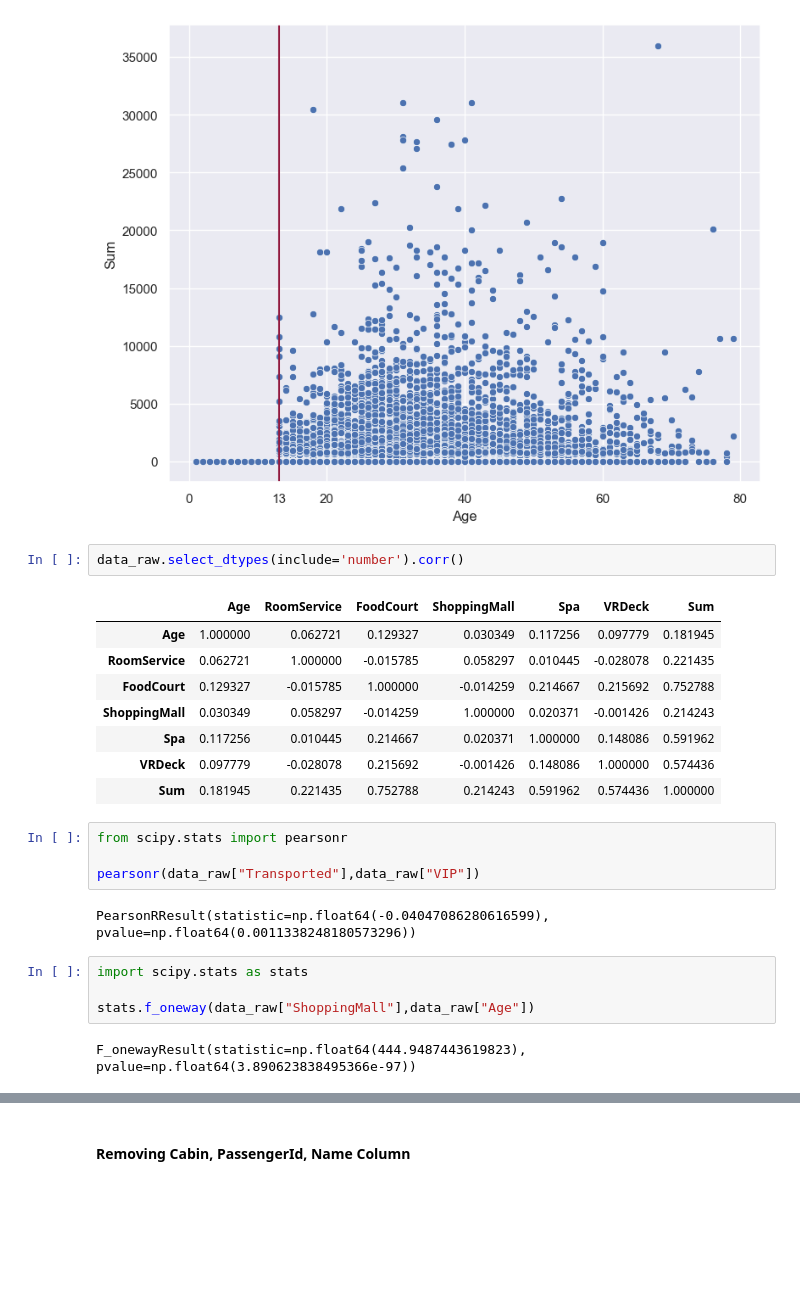
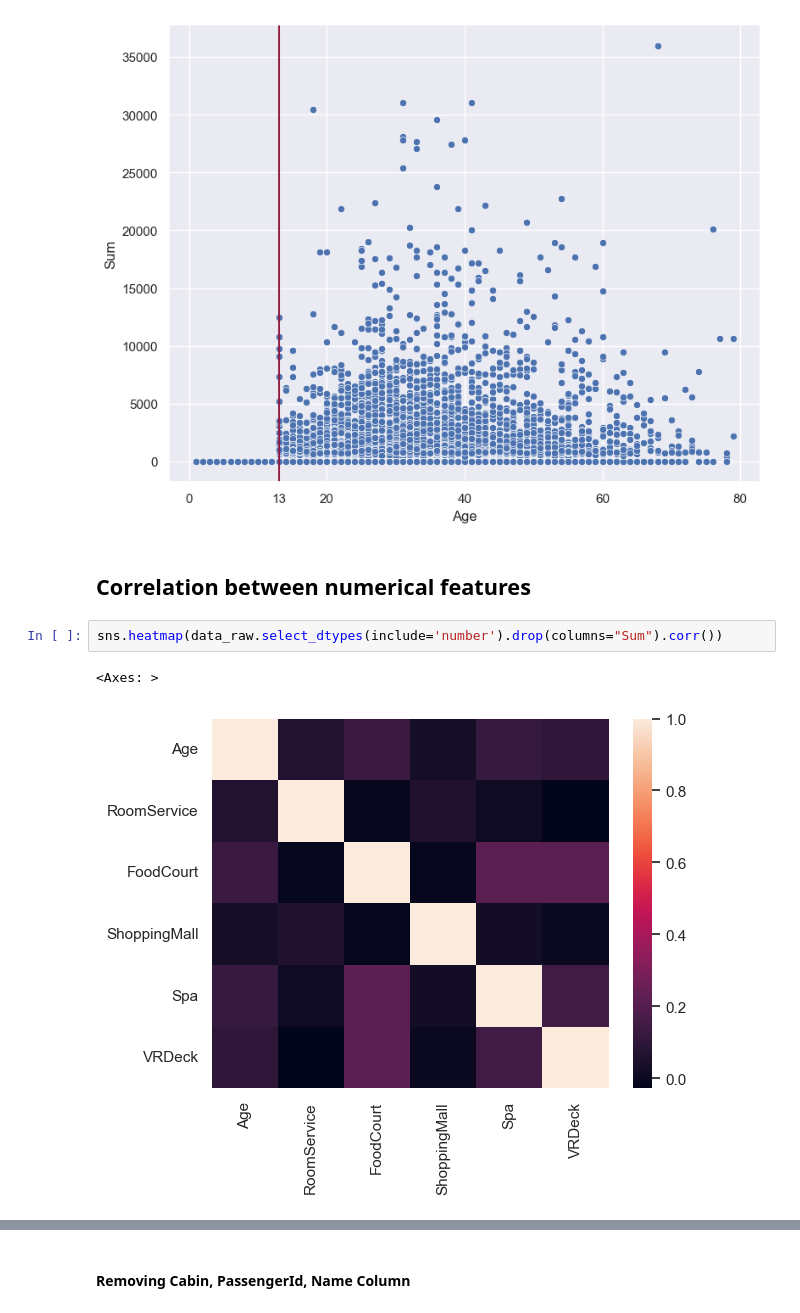
Before and after one commit to bzabk/Recruitment-Task-for-Data-Science-community-2023, a Jupyter notebook: first.ipynb, the cells around one changed output, grey strips where cells are left out. Saved outputs shown, nothing was run; the diff lists cells and outputs as text; blank space fills up the shorter version.

```diff
--- a/first.ipynb
+++ b/first.ipynb
@@ -342,26 +346,10 @@ ax.axline((13,0),(13,35000),color="#921A40")
 # %% [output]
 <matplotlib.lines.AxLine at 0x...>
 [figure]
+# %% [markdown]
+## Correlation between numerical features
 # %%
-data_raw.select_dtypes(include='number').corr()
+sns.heatmap(data_raw.select_dtypes(include='number').drop(columns="Sum").corr())
 # %% [output]
-|  | Age | RoomService | FoodCourt | ShoppingMall | Spa | VRDeck | Sum |
-| Age | 1.000000 | 0.062721 | 0.129327 | 0.030349 | 0.117256 | 0.097779 | 0.181945 |
-| RoomService | 0.062721 | 1.000000 | -0.015785 | 0.058297 | 0.010445 | -0.028078 | 0.221435 |
-| FoodCourt | 0.129327 | -0.015785 | 1.000000 | -0.014259 | 0.214667 | 0.215692 | 0.752788 |
-| ShoppingMall | 0.030349 | 0.058297 | -0.014259 | 1.000000 | 0.020371 | -0.001426 | 0.214243 |
-| Spa | 0.117256 | 0.010445 | 0.214667 | 0.020371 | 1.000000 | 0.148086 | 0.591962 |
-| VRDeck | 0.097779 | -0.028078 | 0.215692 | -0.001426 | 0.148086 | 1.000000 | 0.574436 |
-| Sum | 0.181945 | 0.221435 | 0.752788 | 0.214243 | 0.591962 | 0.574436 | 1.000000 |
+<Axes: >
+[figure, added]
-# %%
-from scipy.stats import pearsonr
-
-pearsonr(data_raw["Transported"],data_raw["VIP"])
-# %% [output]
-PearsonRResult(statistic=np.float64(-0.04047086280616599), pvalue=np.float64(0.0011338248180573296))
-# %%
-import scipy.stats as stats
-
-stats.f_oneway(data_raw["ShoppingMall"],data_raw["Age"])
-# %% [output]
-F_onewayResult(statistic=np.float64(444.9487443619823), pvalue=np.float64(3.890623838495366e-97))
```
Also changed, not shown: parts of 47 cells of this notebook.
